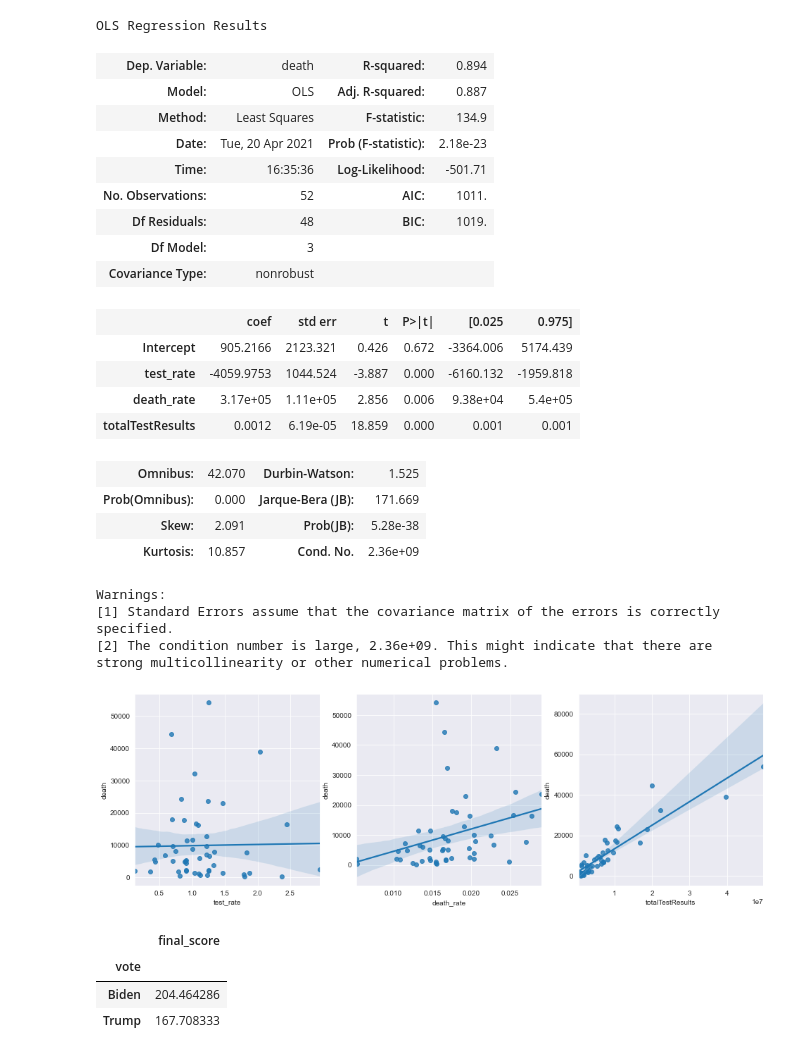
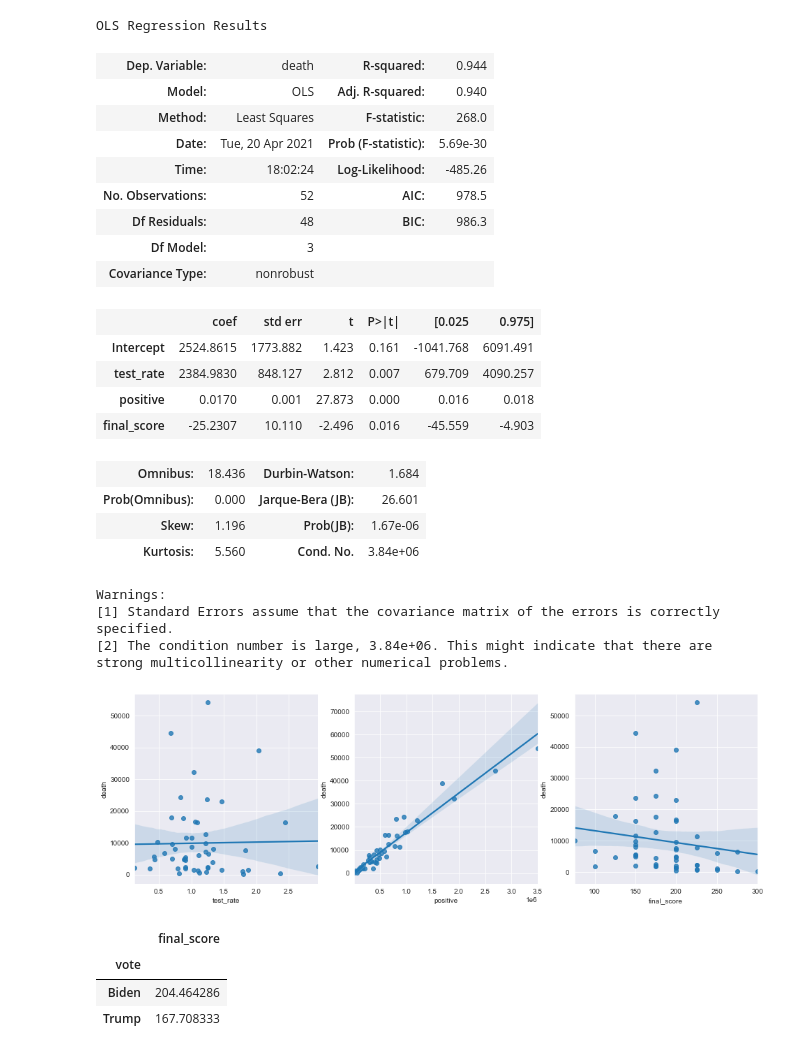
Before and after one commit to yiyangch1/SI330-Project, a Jupyter notebook: analysis&visualization.ipynb, the cells around one changed output. Drawn from its saved outputs; the diff is of its cells as text; code cells hidden in the pictures.

Commit message:
update the model in analysis and visualization

```diff
--- a/analysis&visualization.ipynb
+++ b/analysis&visualization.ipynb
@@ -6,7 +6,7 @@ from statsmodels.sandbox.regression.predstd import wls_prediction_std
 import pandas as pd
 import statsmodels.api as sm
 import statsmodels.formula.api as smf
-seaborn.set_style('darkgrid')
+sns.set_style('darkgrid')
 pd.plotting.register_matplotlib_converters()
 %matplotlib inline
 # %%
@@ -20,48 +20,48 @@ df.head()
 | 4 | Colorado | 5758736.0 | 436602.0 | 23904.0 | 5989.0 | 6415123.0 | 0.075816 | ... |
 | 5 | New Hampshire | 1359711.0 | 76861.0 | 1131.0 | 1184.0 | 1497185.0 | 0.056527 | ... |
 # %%
-model = smf.ols('death ~ test_rate + death_rate + totalTestResults', data = df)
+model = smf.ols('death ~ test_rate + positive + final_score', data = df)
 res = model.fit()
 res.summary()
 # %% [output]
 OLS Regression Results
-| Dep. Variable: | death | R-squared: | 0.894 |
-| Model: | OLS | Adj. R-squared: | 0.887 |
-| Method: | Least Squares | F-statistic: | 134.9 |
-| Date: | Tue, 20 Apr 2021 | Prob (F-statistic): | 2.18e-23 |
-| Time: | 16:35:36 | Log-Likelihood: | -501.71 |
-| No. Observations: | 52 | AIC: | 1011. |
-| Df Residuals: | 48 | BIC: | 1019. |
+| Dep. Variable: | death | R-squared: | 0.944 |
+| Model: | OLS | Adj. R-squared: | 0.940 |
+| Method: | Least Squares | F-statistic: | 268.0 |
+| Date: | Tue, 20 Apr 2021 | Prob (F-statistic): | 5.69e-30 |
+| Time: | 18:02:24 | Log-Likelihood: | -485.26 |
+| No. Observations: | 52 | AIC: | 978.5 |
+| Df Residuals: | 48 | BIC: | 986.3 |
 | Df Model: | 3 |  |  |
 | Covariance Type: | nonrobust |  |  |
 |  | coef | std err | t | P>|t| | [0.025 | 0.975] |
-| Intercept | 905.2166 | 2123.321 | 0.426 | 0.672 | -3364.006 | 5174.439 |
-| test_rate | -4059.9753 | 1044.524 | -3.887 | 0.000 | -6160.132 | -1959.818 |
-| death_rate | 3.17e+05 | 1.11e+05 | 2.856 | 0.006 | 9.38e+04 | 5.4e+05 |
-| totalTestResults | 0.0012 | 6.19e-05 | 18.859 | 0.000 | 0.001 | 0.001 |
+| Intercept | 2524.8615 | 1773.882 | 1.423 | 0.161 | -1041.768 | 6091.491 |
+| test_rate | 2384.9830 | 848.127 | 2.812 | 0.007 | 679.709 | 4090.257 |
+| positive | 0.0170 | 0.001 | 27.873 | 0.000 | 0.016 | 0.018 |
+| final_score | -25.2307 | 10.110 | -2.496 | 0.016 | -45.559 | -4.903 |
-| Omnibus: | 42.070 | Durbin-Watson: | 1.525 |
-| Prob(Omnibus): | 0.000 | Jarque-Bera (JB): | 171.669 |
-| Skew: | 2.091 | Prob(JB): | 5.28e-38 |
-| Kurtosis: | 10.857 | Cond. No. | 2.36e+09 |
+| Omnibus: | 18.436 | Durbin-Watson: | 1.684 |
+| Prob(Omnibus): | 0.000 | Jarque-Bera (JB): | 26.601 |
+| Skew: | 1.196 | Prob(JB): | 1.67e-06 |
+| Kurtosis: | 5.560 | Cond. No. | 3.84e+06 |
 Warnings:
 [1] Standard Errors assume that the covariance matrix of the errors is correctly specified.
-[2] The condition number is large, 2.36e+09. This might indicate that there are
+[2] The condition number is large, 3.84e+06. This might indicate that there are
 strong multicollinearity or other numerical problems.
 # %%
 plt.figure(figsize=(16,5))
 
 #subplot(nrows, ncols, index)
 plt.subplot(1, 3, 1)
 sns.regplot(x="test_rate", y="death", data=df)
 
 plt.subplot(1, 3, 2)
-sns.regplot(x="death_rate", y="death", data=df)
+sns.regplot(x="positive", y="death", data=df)
 
 plt.subplot(1, 3, 3)
-sns.regplot(x="totalTestResults", y="death", data=df)
+sns.regplot(x="final_score", y="death", data=df)
 plt.show()
 # %% [output]
-[figure, old version]
+[figure, new version]
 # %%
 # The difference between Red and Blue state (distinguished by its vote for the presidential election in 2020)
 # %%
```
